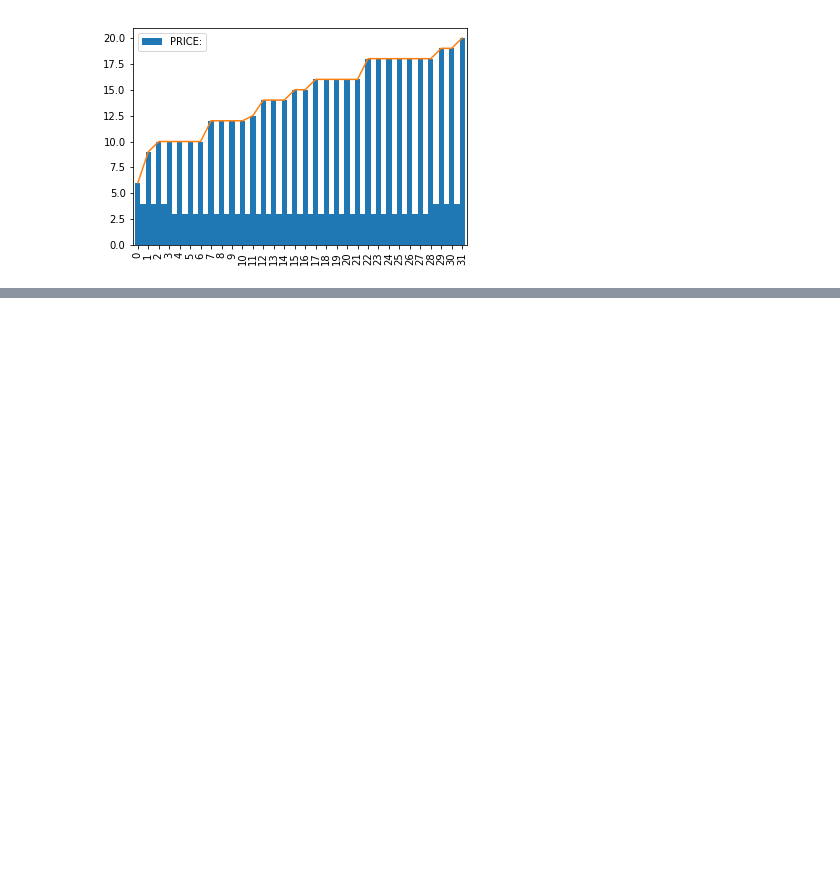
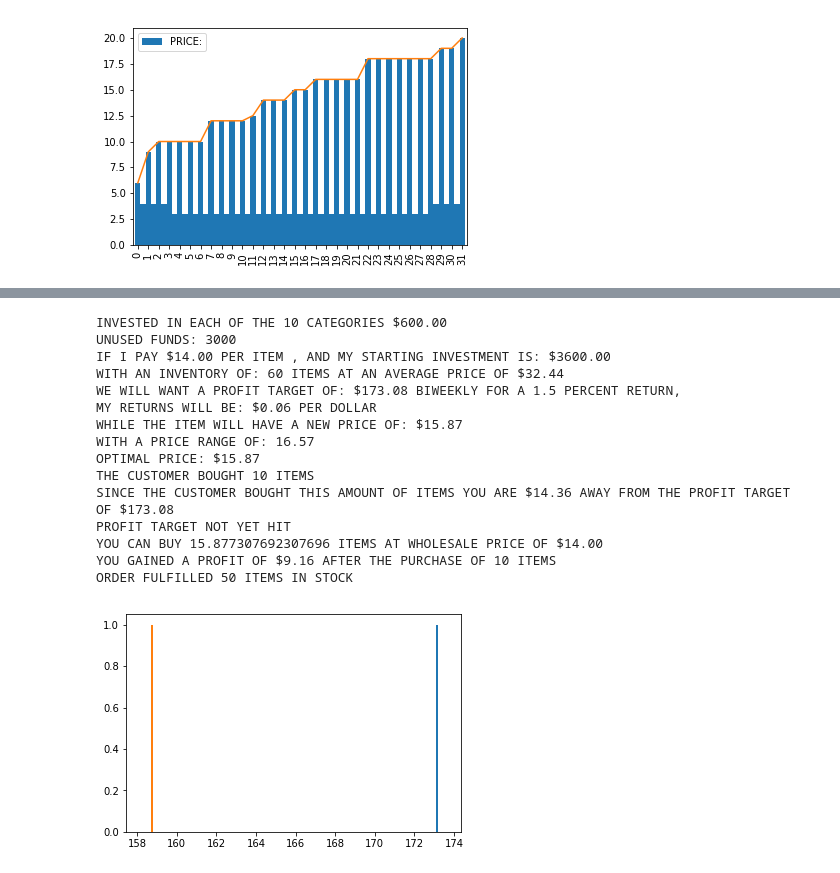
Before and after one commit to gamma-ai/shopify_AI, a Jupyter notebook: shopifai_agent.ipynb, the cells around one changed output, grey strips where cells are left out. Saved outputs shown, nothing was run; the diff lists cells and outputs as text; code cells hidden in the pictures; blank space fills up the shorter version.

```diff
--- a/shopifai_agent.ipynb
+++ b/shopifai_agent.ipynb
@@ -247,0 +289,19 @@ CANNOT FULFILL ORDER.. OUT OF INVENTORY DOES THE PARENT COMPANY HAVE ANY IN STOC
+# %%
+cardigans = optimize_price(6000-2400,600,60,14,32.44,10)
+# %% [output]
+INVESTED IN EACH OF THE 10 CATEGORIES $600.00
+UNUSED FUNDS: 3000
+IF I PAY $14.00 PER ITEM , AND MY STARTING INVESTMENT IS: $3600.00
+WITH AN INVENTORY OF: 60 ITEMS AT AN AVERAGE PRICE OF $32.44
+WE WILL WANT A PROFIT TARGET OF: $173.08 BIWEEKLY FOR A 1.5 PERCENT RETURN,
+MY RETURNS WILL BE: $0.06 PER DOLLAR
+WHILE THE ITEM WILL HAVE A NEW PRICE OF: $15.87
+WITH A PRICE RANGE OF: 16.57
+OPTIMAL PRICE: $15.87
+THE CUSTOMER BOUGHT 10 ITEMS
+SINCE THE CUSTOMER BOUGHT THIS AMOUNT OF ITEMS YOU ARE $14.36 AWAY FROM THE PROFIT TARGET  OF $173.08
+PROFIT TARGET NOT YET HIT
+YOU CAN BUY 15.877307692307696 ITEMS AT WHOLESALE PRICE OF $14.00
+YOU GAINED A PROFIT OF $9.16 AFTER THE PURCHASE OF 10 ITEMS
+ORDER FULFILLED 50 ITEMS IN STOCK
+[figure, added]
```
Also changed, not shown: parts of 10 cells of this notebook.
